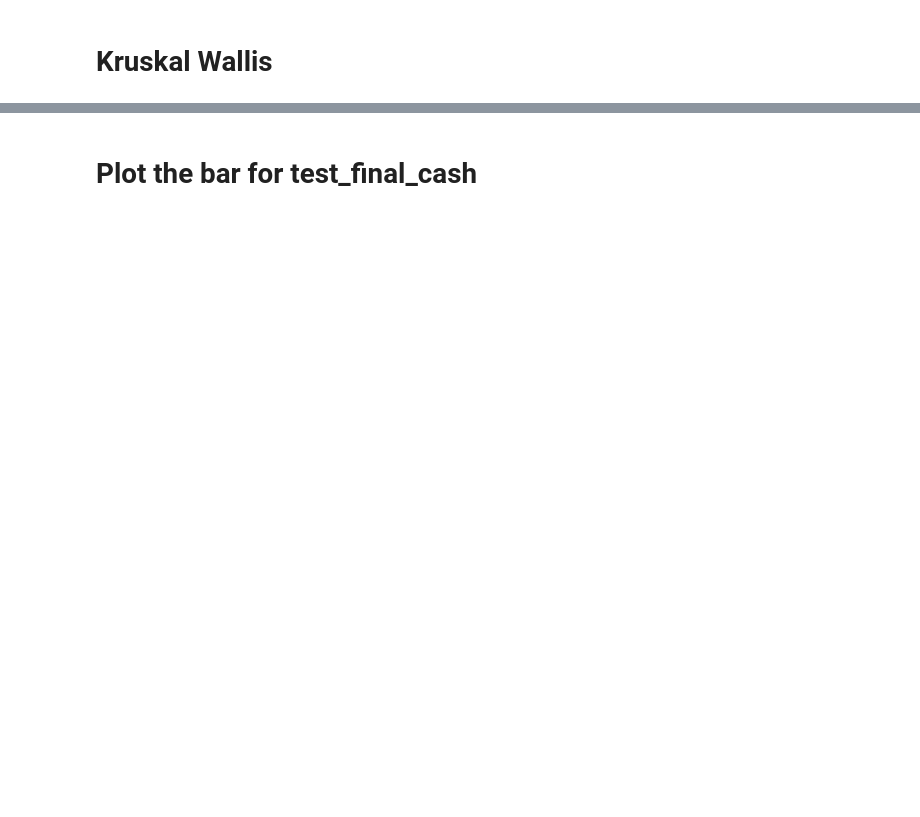
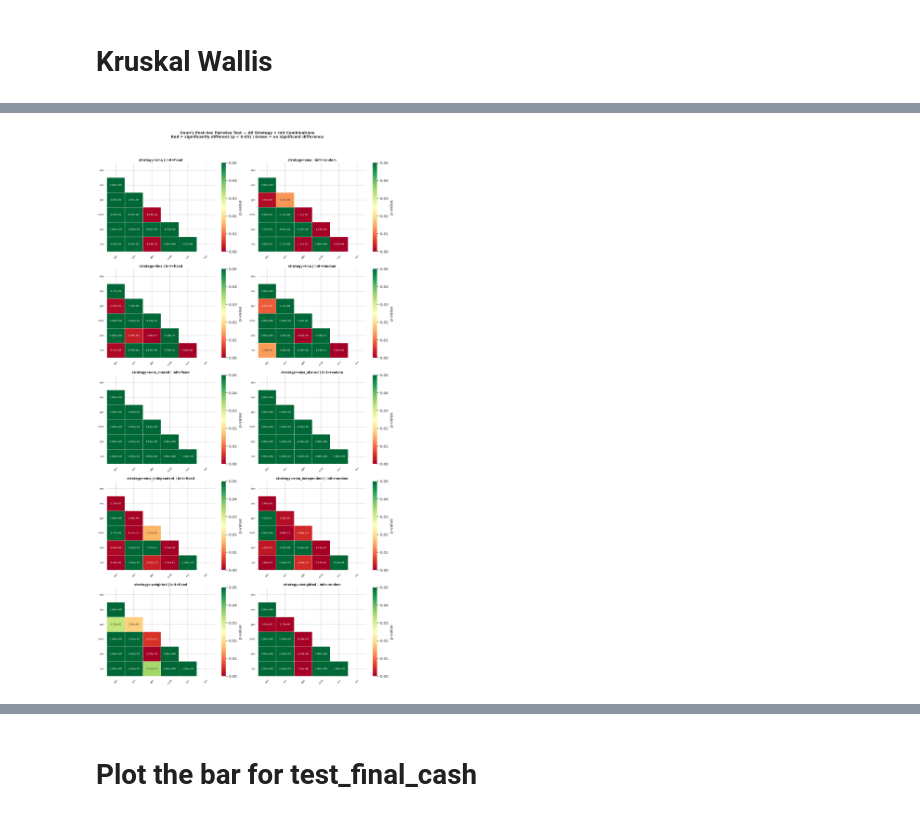
Before and after one commit to AndreHrs/trading-param-optimizer, a Jupyter notebook: notebook.ipynb, the cells around one changed output, grey strips where cells are left out. Cells and saved outputs as stored; diff of their text form; code cells hidden in the pictures; blank space fills up the shorter version.

Commit message:
Added additional contents on result (will cut later after video)

```diff
--- a/notebook.ipynb
+++ b/notebook.ipynb
@@ -4,0 +7,5 @@ train_prices, train_dates, test_prices, test_dates = load_data("./data/BTC-Daily
+# %%
+from optimizer.evaluator import execute_buy, execute_sell
+_, btc_held = execute_buy(1000, test_prices[0], 0.03)
+BUY_AND_HOLD_BENCHMARK, _ = execute_sell(btc_held, test_prices[-1], 0.03)
+print(BUY_AND_HOLD_BENCHMARK)
@@ -76,0 +97,20 @@ Name: count, dtype: int64
+# %%
+df = pd.concat([fixed_results, random_results], ignore_index=True)
+
+# Flip fitness because gps is maximizing not minimizing
+df.loc[df["algo"] == "gps", "best_fitness"] *= -1
+
+def fmt(x):
+    if pd.isna(x):
+        return "NaN"
+    if abs(x) < 1e-7 or abs(x) > 9_999_999:
+        return f"{x:.3e}"
+    if x == 0:
+        return "0"
+    return f"{x:,.4f}"
+
+stats = (
+    df.groupby(['algo', 'strategy'])['final_cash']
+    .agg(count='count', mean='mean', std='std', var='var', min='min', median='median', max='max')
+)
+display(stats.map(fmt))
@@ -191 +252,5 @@ plt.show()
+# %%
+paired_posthoc('test_final_cash')
+# %% [output]
+[figure, added]
 # %%
```
Also changed, not shown: parts of 35 cells of this notebook, 12 other files.
